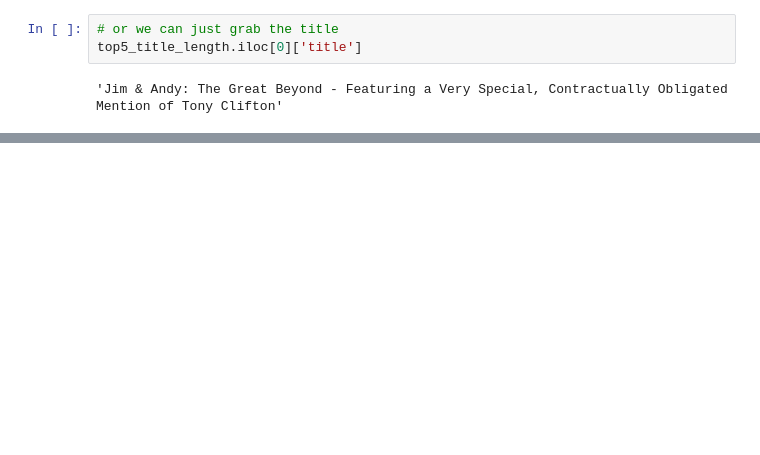
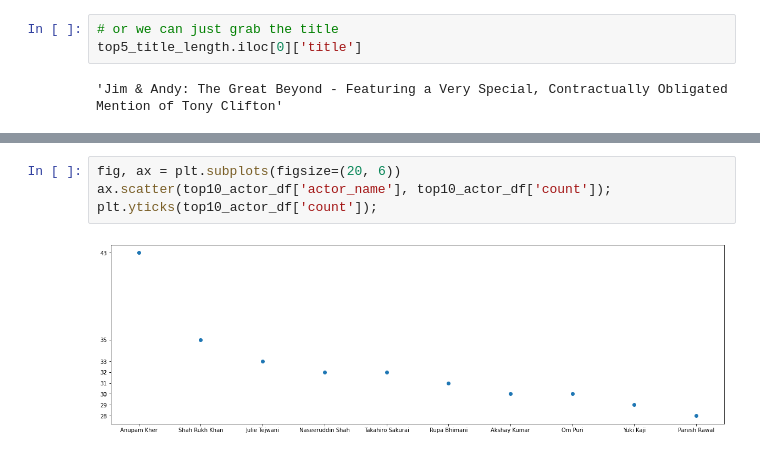
Before and after one commit to dwipaalfarisi/project-netflix-analysis, a Jupyter notebook: main.ipynb, the cells around one changed output, grey strips where cells are left out. Saved outputs shown, nothing was run; the diff lists cells and outputs as text; blank space fills up the shorter version.

```diff
--- a/main.ipynb
+++ b/main.ipynb
@@ -433,0 +583,6 @@ top5_title_length.iloc[0]['title']
+# %%
+fig, ax = plt.subplots(figsize=(20, 6))
+ax.scatter(top10_actor_df['actor_name'], top10_actor_df['count']);
+plt.yticks(top10_actor_df['count']);
+# %% [output]
+[figure, added]
```
Also changed, not shown: parts of 14 cells of this notebook.
